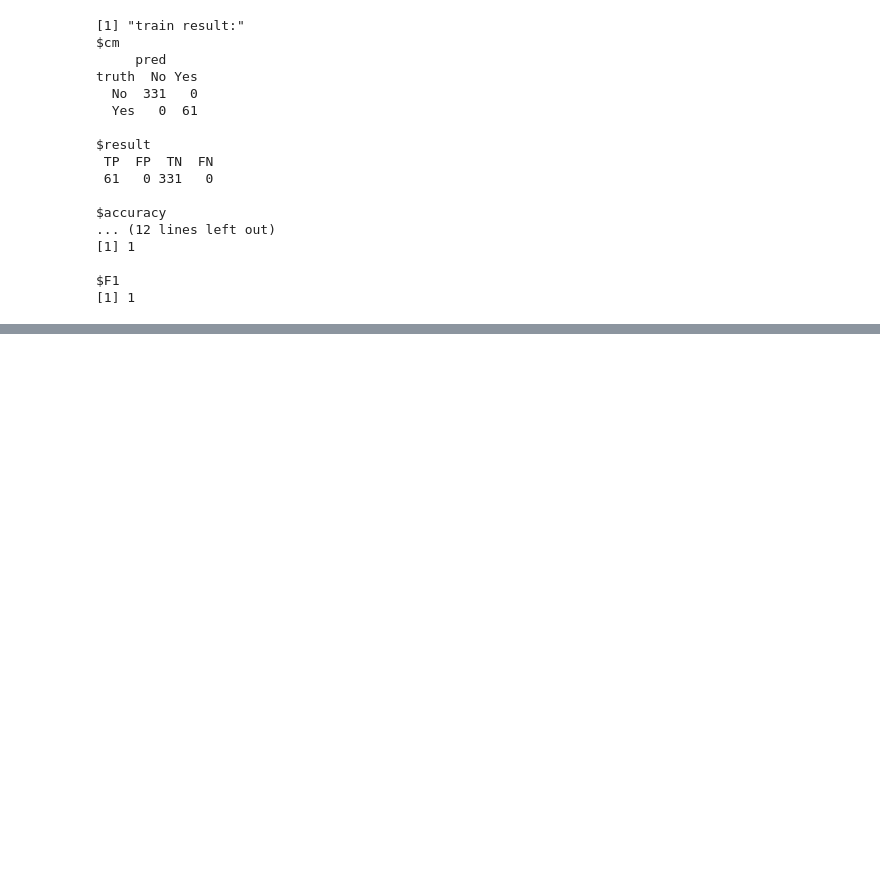
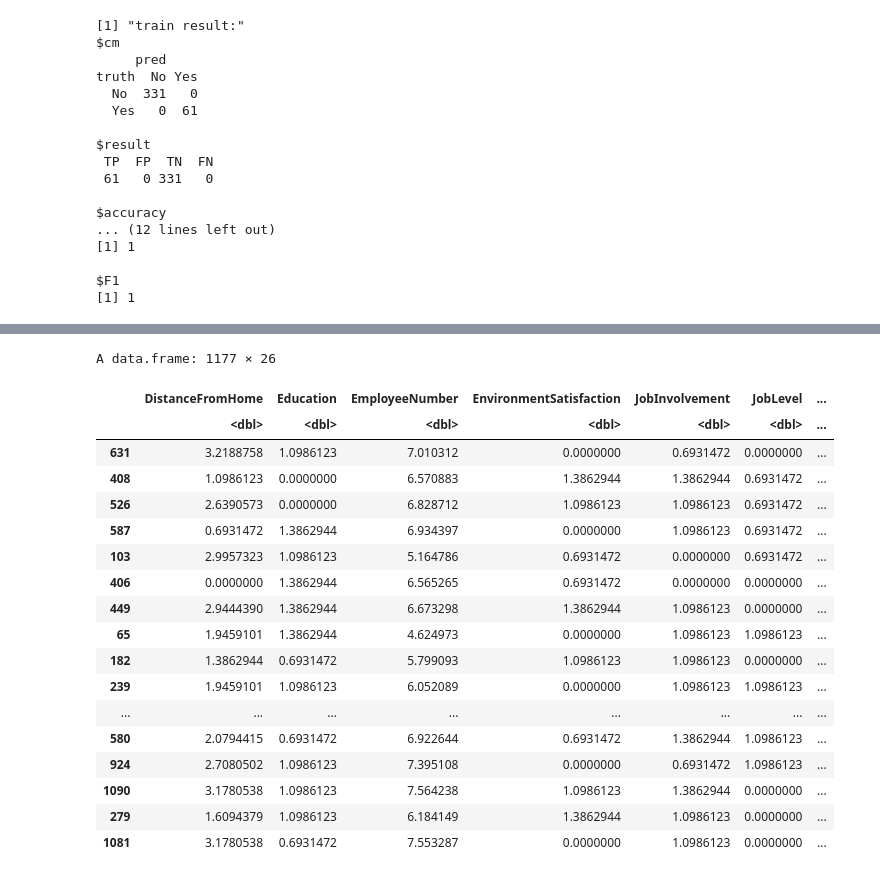
Before and after one commit to cchuang1024/nccu-data-mining, a Jupyter notebook: HW2_R.ipynb, the cells around one changed output, grey strips where cells are left out. Cells and saved outputs as stored; diff of their text form; code cells hidden in the pictures; blank space fills up the shorter version.

```diff
--- a/HW2_R.ipynb
+++ b/HW2_R.ipynb
@@ -57,7 +65,11 @@ set_col_to_integer <- function(df, ...){
 set_col_to_numeric <- function(df, ...){
   cols <- unlist(list(...))
   for(col in cols){
-    df[, col] <- as.numeric(df[, col])
+    if(is.factor(df[, col])){
+      df[, col] <- as.numeric(as.character(df[, col]))
+    }else{
+      df[, col] <- as.numeric(df[, col])
+    }
   }
   return (df)
 }
@@ -65,6 +77,10 @@ set_col_to_category <- function(df, old_col, new_col, mapper){
   df[new_col] <- as.factor(mapper(df[old_col]))
   return(df)
 }
+set_col_to_numerical_factor <- function(df, old_col, new_col) {
+  df[, new_col] <- as.factor(as.numeric(as.factor(df[, old_col])))
+  return(df)
+}
 # %%
 ggplot(orig, aes(x = JobRole, fill = Attrition)) + geom_bar()
 # %% [output]
@@ -415,12 +452,29 @@ A data.frame: 3 × 27
 | 631 | Yes | 25 | 3 | 1108 | 1 | 2 | ... |
 | 408 | No | 3 | 1 | 714 | 4 | 4 | ... |
 | 526 | No | 14 | 1 | 924 | 3 | 3 | ... |
-# %%
-df.log <- log(df[, c('Attrition', 'DistanceFromHome', 'Education', 'EducationField', 'EmployeeNumber',
-                     'EnvironmentSatisfaction', 'JobInvolvement', 'JobLevel', 'JobRole', 'JobSatisfaction',
-                     'MaritalStatus', 'MonthlyIncome', 'NumCompaniesWorked', 'PerformanceRating',
-                     'RelationshipSatisfaction', 'StockOptionLevel', 'TotalWorkingYears',
-                     'TrainingTimesLastYear', 'WorkLifeBalance', 'YearsAtCompany', 'YearsInCurrentRole',
-                     'YearsSinceLastPromotion', 'YearsWithCurrManager', 'Gender_1', 'Age_1', 'BusinessTravel_1',
-                     'Department_1')])
-df.pca <- prcomp()
+# %%
+# Gender_1, Age_1, BusinessTravel_1, Department_1, EducationField_1, JobRole_1, MaritalStatus_1
+df <- set_col_to_numeric(df, 'Gender_1', 'Age_1', 'BusinessTravel_1', 'Department_1', 'EducationField_1', 'JobRole_1', 'MaritalStatus_1')
+
+df.log <- log(df[, 2:27])
+df.log
+# %% [output]
+A data.frame: 1177 × 26
+|  | DistanceFromHome | Education | EmployeeNumber | EnvironmentSatisfaction | JobInvolvement | JobLevel | ... |
+|  | <dbl> | <dbl> | <dbl> | <dbl> | <dbl> | <dbl> | ... |
+| 631 | 3.2188758 | 1.0986123 | 7.010312 | 0.0000000 | 0.6931472 | 0.0000000 | ... |
+| 408 | 1.0986123 | 0.0000000 | 6.570883 | 1.3862944 | 1.3862944 | 0.6931472 | ... |
+| 526 | 2.6390573 | 0.0000000 | 6.828712 | 1.0986123 | 1.0986123 | 0.6931472 | ... |
+| 587 | 0.6931472 | 1.3862944 | 6.934397 | 0.0000000 | 1.0986123 | 0.6931472 | ... |
+| 103 | 2.9957323 | 1.0986123 | 5.164786 | 0.6931472 | 0.0000000 | 0.6931472 | ... |
+| 406 | 0.0000000 | 1.3862944 | 6.565265 | 0.6931472 | 0.0000000 | 0.0000000 | ... |
+| 449 | 2.9444390 | 1.3862944 | 6.673298 | 1.3862944 | 1.0986123 | 0.0000000 | ... |
+| 65 | 1.9459101 | 1.3862944 | 4.624973 | 0.0000000 | 1.0986123 | 1.0986123 | ... |
+| 182 | 1.3862944 | 0.6931472 | 5.799093 | 1.0986123 | 1.0986123 | 0.0000000 | ... |
+| 239 | 1.9459101 | 1.0986123 | 6.052089 | 0.0000000 | 1.0986123 | 1.0986123 | ... |
+| ... | ... | ... | ... | ... | ... | ... | ... |
+| 580 | 2.0794415 | 0.6931472 | 6.922644 | 0.6931472 | 1.3862944 | 1.0986123 | ... |
+| 924 | 2.7080502 | 1.0986123 | 7.395108 | 0.0000000 | 0.6931472 | 1.0986123 | ... |
+| 1090 | 3.1780538 | 1.0986123 | 7.564238 | 1.0986123 | 1.3862944 | 0.0000000 | ... |
+| 279 | 1.6094379 | 1.0986123 | 6.184149 | 1.3862944 | 1.0986123 | 0.0000000 | ... |
+| 1081 | 3.1780538 | 0.6931472 | 7.553287 | 0.0000000 | 1.0986123 | 0.0000000 | ... |
```
Also changed, not shown: parts of 16 cells of this notebook.
